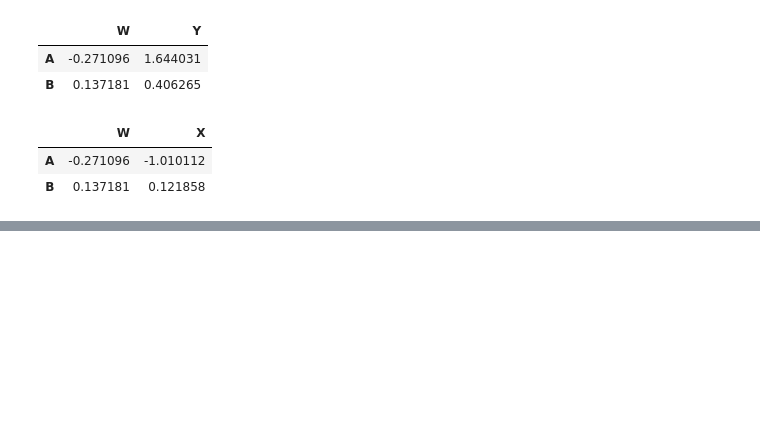
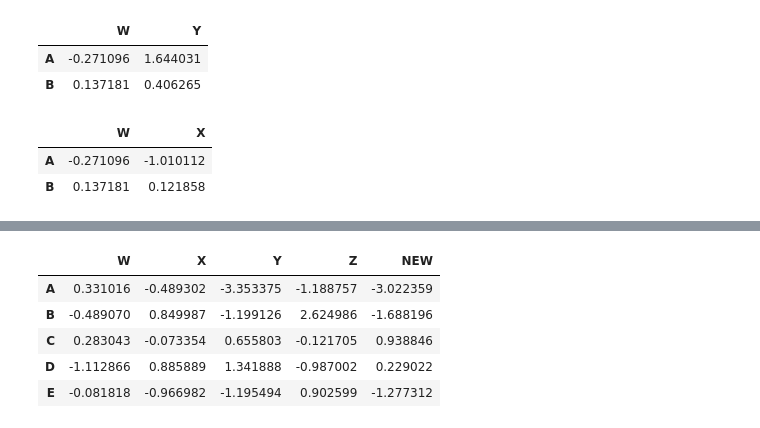
Before and after one commit to macklee251/Analysis-python, a Jupyter notebook: Notes/pandas_data_frame.ipynb, the cells around one changed output, grey strips where cells are left out. Cells and saved outputs as stored; diff of their text form; code cells hidden in the pictures; blank space fills up the shorter version.

```diff
--- a/Notes/pandas_data_frame.ipynb
+++ b/Notes/pandas_data_frame.ipynb
@@ -49,0 +61,10 @@ df.iloc[0:2, 0:2]
+# %%
+df["NEW"] = df['W'] + df['Y']
+df
+# %% [output]
+|  | W | X | Y | Z | NEW |
+| A | 0.331016 | -0.489302 | -3.353375 | -1.188757 | -3.022359 |
+| B | -0.489070 | 0.849987 | -1.199126 | 2.624986 | -1.688196 |
+| C | 0.283043 | -0.073354 | 0.655803 | -0.121705 | 0.938846 |
+| D | -1.112866 | 0.885889 | 1.341888 | -0.987002 | 0.229022 |
+| E | -0.081818 | -0.966982 | -1.195494 | 0.902599 | -1.277312 |
```
Also changed, not shown: parts of 27 cells of this notebook, 2 other files.
